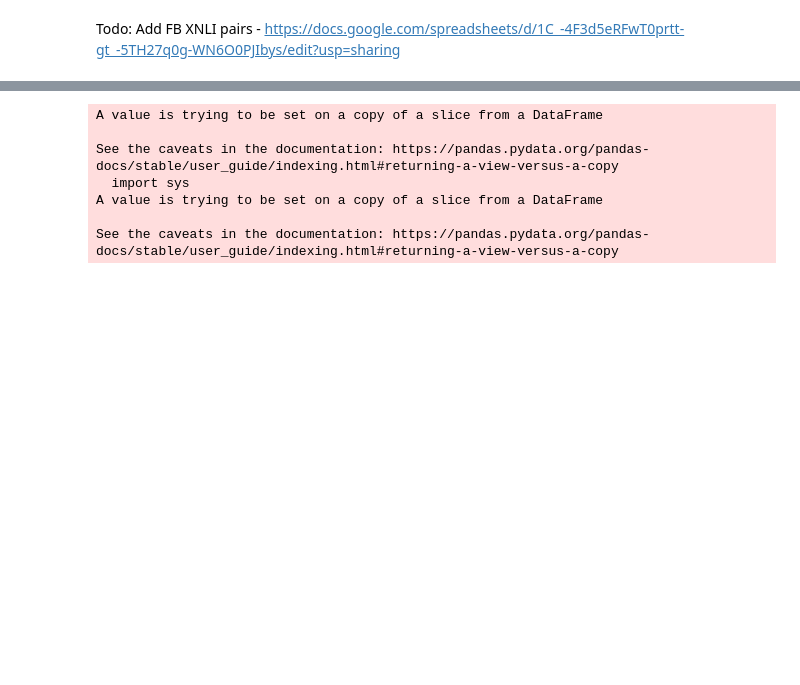
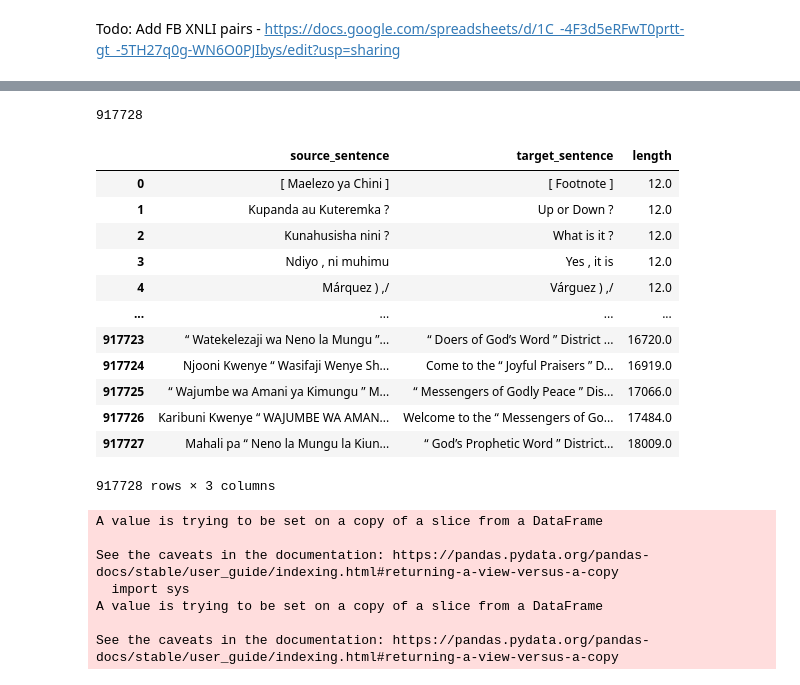
Before and after one commit to alokmatta/masakhane-mt, a Jupyter notebook: starter_notebook_into_English_training.ipynb, the cells around one changed output, grey strips where cells are left out. Cells and saved outputs as stored; diff of their text form; code cells hidden in the pictures; blank space fills up the shorter version.

```diff
--- a/starter_notebook_into_English_training.ipynb
+++ b/starter_notebook_into_English_training.ipynb
@@ -226,0 +293,22 @@ df3.to_csv('en_sw_pairs_ordered.csv',drop)
+# %%
+import pandas as pd
+df = pd.read_csv("en_sw_pairs_ordered.csv")
+len(df)
+# %% [output]
+917728
+# %%
+df
+# %% [output]
+|  | source_sentence | target_sentence | length |
+| 0 | [ Maelezo ya Chini ] | [ Footnote ] | 12.0 |
+| 1 | Kupanda au Kuteremka ? | Up or Down ? | 12.0 |
+| 2 | Kunahusisha nini ? | What is it ? | 12.0 |
+| 3 | Ndiyo , ni muhimu | Yes , it is | 12.0 |
+| 4 | Márquez ) ,/ | Várguez ) ,/ | 12.0 |
+| ... | ... | ... | ... |
+| 917723 | “ Watekelezaji wa Neno la Mungu ”... | “ Doers of God’s Word ” District ... | 16720.0 |
+| 917724 | Njooni Kwenye “ Wasifaji Wenye Sh... | Come to the “ Joyful Praisers ” D... | 16919.0 |
+| 917725 | “ Wajumbe wa Amani ya Kimungu ” M... | “ Messengers of Godly Peace ” Dis... | 17066.0 |
+| 917726 | Karibuni Kwenye “ WAJUMBE WA AMAN... | Welcome to the “ Messengers of Go... | 17484.0 |
+| 917727 | Mahali pa “ Neno la Mungu la Kiun... | “ God’s Prophetic Word ” District... | 18009.0 |
+917728 rows × 3 columns
```
Also changed, not shown: parts of 33 cells of this notebook.
